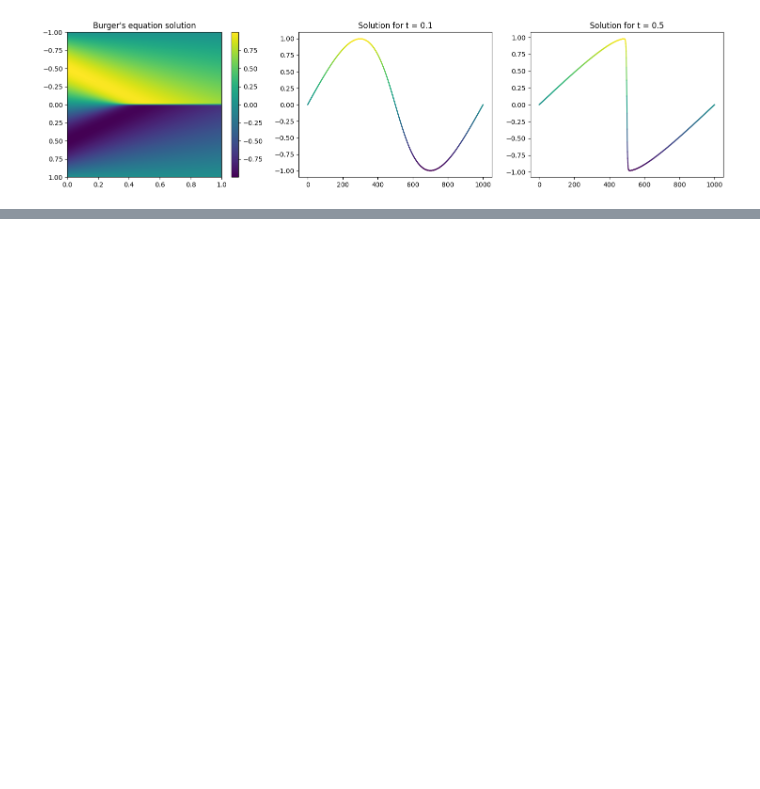
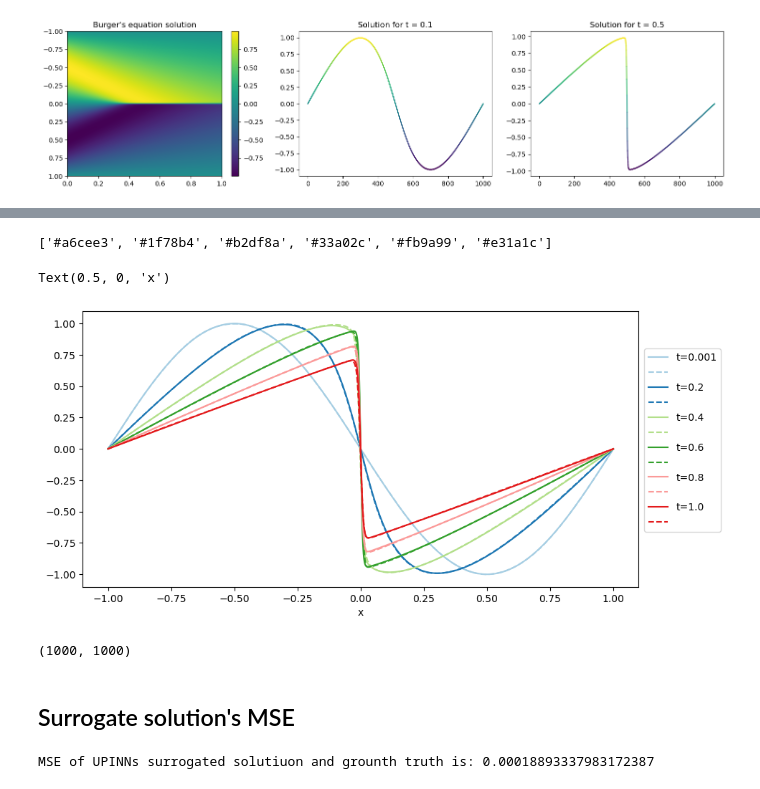
Before and after one commit to MicheleCattaneo/-Re-UPINN, a Jupyter notebook: Burgers_ equation/burgers-eq-visualization.ipynb, the cells around one changed output, grey strips where cells are left out. Drawn from its saved outputs; the diff is of its cells as text; code cells hidden in the pictures; blank space fills up the shorter version.

```diff
--- a/Burgers_ equation/burgers-eq-visualization.ipynb
+++ b/Burgers_ equation/burgers-eq-visualization.ipynb
@@ -61,0 +113,12 @@ with open(file_path, 'rb') as f:
+# %%
+file_u = f'../upinn_models/burgers/burgers_more_traindata/u_burgers_LBFGS_good.pt'
+file_f = f'../upinn_models/burgers/burgers_more_traindata/f_burgers_LBFGS_good.pt'
+u = U(2,1, [20]*8)
+checkpoint = torch.load(file_u, map_location=torch.device('cpu'))
+u.load_state_dict(checkpoint)#
+u.eval()
+
+f = F(3,1, [20]*8)
+checkpoint = torch.load(file_f, map_location=torch.device('cpu'))
+f.load_state_dict(checkpoint)#
+f.eval()
@@ -61,0 +143,30 @@ with open(file_path, 'rb') as f:
+# %%
+# colors = ['royalblue', 'forestgreen', 'darkorange', 'firebrick', 'blueviolet', 'gold']
+time_steps = [0,199,399,599,799,999]
+import matplotlib.colors as mcolors
+cmap = plt.get_cmap('Paired')
+num_colors = len(time_steps)
+colors = [mcolors.to_hex(cmap(i)) for i in range(num_colors)]
+print(colors)
+
+fig, ax = plt.subplots(1,figsize=(10,5))
+for i,j in enumerate(time_steps):
+    ax.plot(np.linspace(-1, 1, 1000), usol[j,:], label=f't={(j+1)/usol.shape[0]}', color=colors[i])
+    in_data_x = torch.linspace(-1, 1, 1000).reshape(-1,1)
+    in_data_t = torch.ones_like(in_data_x)*(j/1000)
+    in_data = torch.concatenate([in_data_t, in_data_x], dim=1)
+    u_out = u(in_data)
+
+    ax.plot(np.linspace(-1, 1, 1000), u_out.detach().numpy(), linestyle='--',color=colors[i], label=f' ')
+ax.legend(loc=(1.01,0.2))
+ax.set_xlabel('x')
+# %% [output]
+['#a6cee3', '#1f78b4', '#b2df8a', '#33a02c', '#fb9a99', '#e31a1c']
+Text(0.5, 0, 'x')
+[figure, added]
+# %%
+usol.shape
+# %% [output]
+(1000, 1000)
+# %% [markdown]
+## Surrogate solution's MSE
@@ -61,0 +187,4 @@ with open(file_path, 'rb') as f:
+# %%
+print(f'MSE of UPINNs surrogated solutiuon and grounth truth is: {mse_u }')
+# %% [output]
+MSE of UPINNs surrogated solutiuon and grounth truth is: 0.00018893337983172387
```
Also changed, not shown: parts of 16 cells of this notebook, 11 other files.
